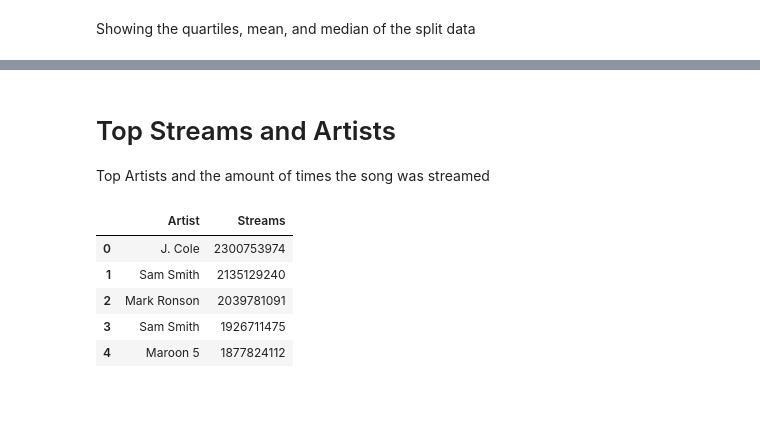
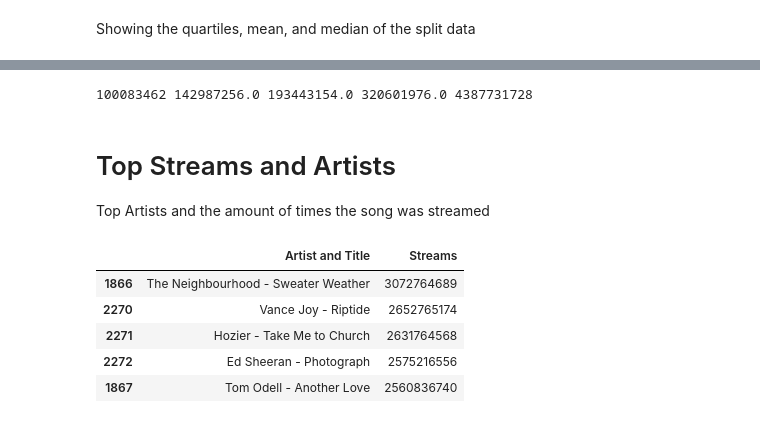
Before and after one commit to JTenaSan/CS3120_EDA_Jesus-Tena, a Jupyter notebook: Spotify_EDA_Jesus_Tena.ipynb, the cells around one changed output, grey strips where cells are left out. Drawn from its saved outputs; the diff is of its cells as text; code cells hidden in the pictures.

```diff
--- a/Spotify_EDA_Jesus_Tena.ipynb
+++ b/Spotify_EDA_Jesus_Tena.ipynb
@@ -189,14 +281,24 @@ box_categ = [year_2010_2014, year_2015_2019, year_2020_2023]
+# %%
+# All 5 quartiles for the 2020-23
+min_2020_23 = year_2020_2023['Streams'].min()
+q1_2020_23 = year_2020_2023['Streams'].quantile(0.25)
+q2_2020_23 = year_2020_2023['Streams'].quantile(0.5)
+q3_2020_23 = year_2020_2023['Streams'].quantile(0.75)
+max_2020_23 = year_2020_2023['Streams'].max()
+print(min_2020_23, q1_2020_23, q2_2020_23, q3_2020_23, max_2020_23)
+# %% [output]
+100083462 142987256.0 193443154.0 320601976.0 4387731728
 # %% [markdown]
 # Top Streams and Artists
 
 Top Artists and the amount of times the song was streamed
 # %%
-artist_2010_2014 = year_2010_2014[['Artist', 'Streams']]
+artist_2010_2014 = year_2010_2014[['Artist and Title', 'Streams']].sort_values(by='Streams', ascending=False)
 artist_2010_2014.head()
 # %% [output]
-|  | Artist | Streams |
-| 0 | J. Cole | 2300753974 |
-| 1 | Sam Smith | 2135129240 |
-| 2 | Mark Ronson | 2039781091 |
-| 3 | Sam Smith | 1926711475 |
-| 4 | Maroon 5 | 1877824112 |
+|  | Artist and Title | Streams |
+| 1866 | The Neighbourhood - Sweater Weather | 3072764689 |
+| 2270 | Vance Joy - Riptide | 2652765174 |
+| 2271 | Hozier - Take Me to Church | 2631764568 |
+| 2272 | Ed Sheeran - Photograph | 2575216556 |
+| 1867 | Tom Odell - Another Love | 2560836740 |
```
Also changed, not shown: parts of 11 cells of this notebook.
